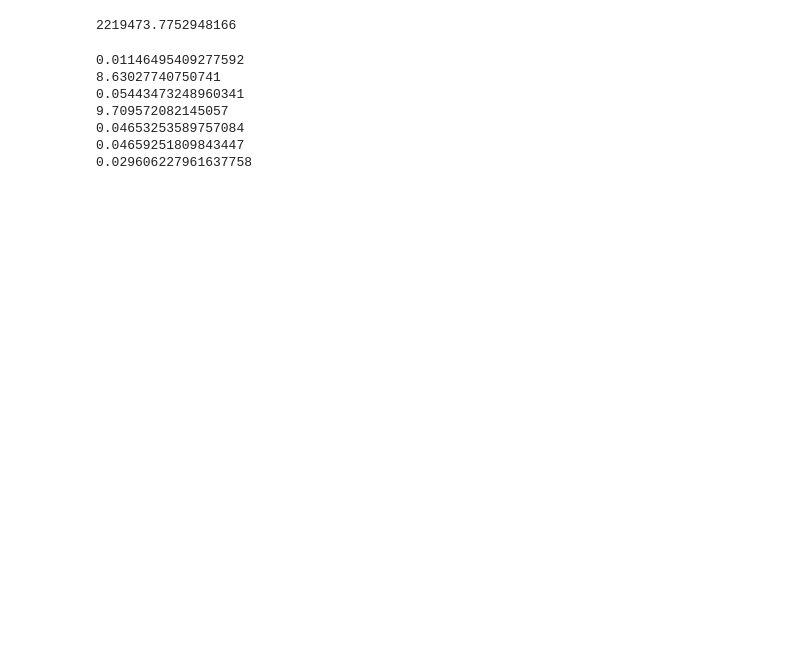
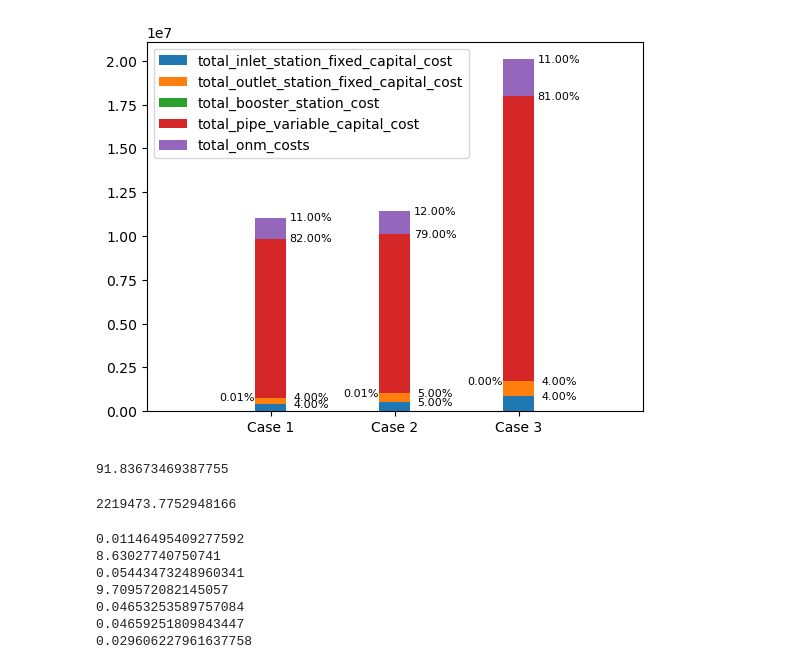
Before and after one commit to MuktaHardikar/WaterTAP3, a Jupyter notebook: watertap3/watertap3/transport-sensitivity.ipynb, the cells around one changed output. Cells and saved outputs as stored; diff of their text form; code cells hidden in the pictures; blank space fills up the shorter version.

```diff
--- a/watertap3/watertap3/transport-sensitivity.ipynb
+++ b/watertap3/watertap3/transport-sensitivity.ipynb
@@ -51,3 +88,56 @@ ax.tick_params(axis='both', which='major', labelsize=20)
+# %%
+flow_rates = [2,2,4]
+hours_storage = [4,6,6]
+
+def get_transport_cost_breakdown(flow_rates,hours_storage):
+    # Get the cost breakdown
+    breakdown = []
+    for i in range(0,len(flow_rates)):
+        breakdown.append(pipe_costing(flow_rates[i]*3600*24,50,hour_storage=hours_storage[i],cost_break_down=True))
+    cost_breakdown_df = pd.DataFrame(breakdown)
+
+    return cost_breakdown_df
+
+cost_breakdown_df = get_transport_cost_breakdown(flow_rates,hours_storage)
+# print(cost_breakdown_df.transpose()[-7:-2])
+
+def print_func(val):
+    if val>0.1:
+        return '{:.2f}%'.format(round(val))
+    else:
+        return '{:.2f}%'.format(val)
+
+
+def plot_transport_cost_breakdown(cost_breakdown_df):
+    # Make table of bottom and percentage for annotation
+    # Percentage matrix
+    cost_breakdown_df_transposed = cost_breakdown_df.transpose()[-7:-2]
+    cost_breakdown_df_transposed_percent = cost_breakdown_df_transposed
+    for i in range(0,len(cost_breakdown_df.transpose().columns)):
+        cost_breakdown_df_transposed_percent[i] = cost_breakdown_df_transposed[i]/cost_breakdown_df_transposed[i].sum()*100
+
+    # Bottoms
+    bottoms = cost_breakdown_df.transpose()[-7:-2].cumsum()
+
+    fig, ax = plt.subplots()
+    cost_breakdown_df.transpose()[-7:-2].transpose().plot.bar(ax = ax,stacked=True,width = 0.25)
+    for i in range(0,len(cost_breakdown_df.transpose()[-7:-2].index)):
+        for j in range(0,len(cost_breakdown_df.index)):
+            ax.text(ax.patches[j].get_x() + 0.45 - (cost_breakdown_df_transposed_percent.values[i,j] < 0.1)*0.6,
+                    bottoms.values[i][j],
+                    print_func(cost_breakdown_df_transposed_percent.values[i,j]),
+                    ha='center',
+                    va='center',
+                    fontdict={'fontsize' : 8})
+    ax.set_xlim([-1,3])
+    ax.set_xticklabels(['Case 1', 'Case 2', 'Case 3'],rotation = 0)
+plot_transport_cost_breakdown(cost_breakdown_df)
+# %% [output]
+[figure, added]
+# %%
+0.005*1000*(9)/2/0.25/1000/9.8*10000
+# %% [output]
+91.83673469387755
 # %%
 a = 40073.42661387725
 b = 0.866701037568153
```
Also changed, not shown: parts of 5 cells of this notebook, 2 other files.
